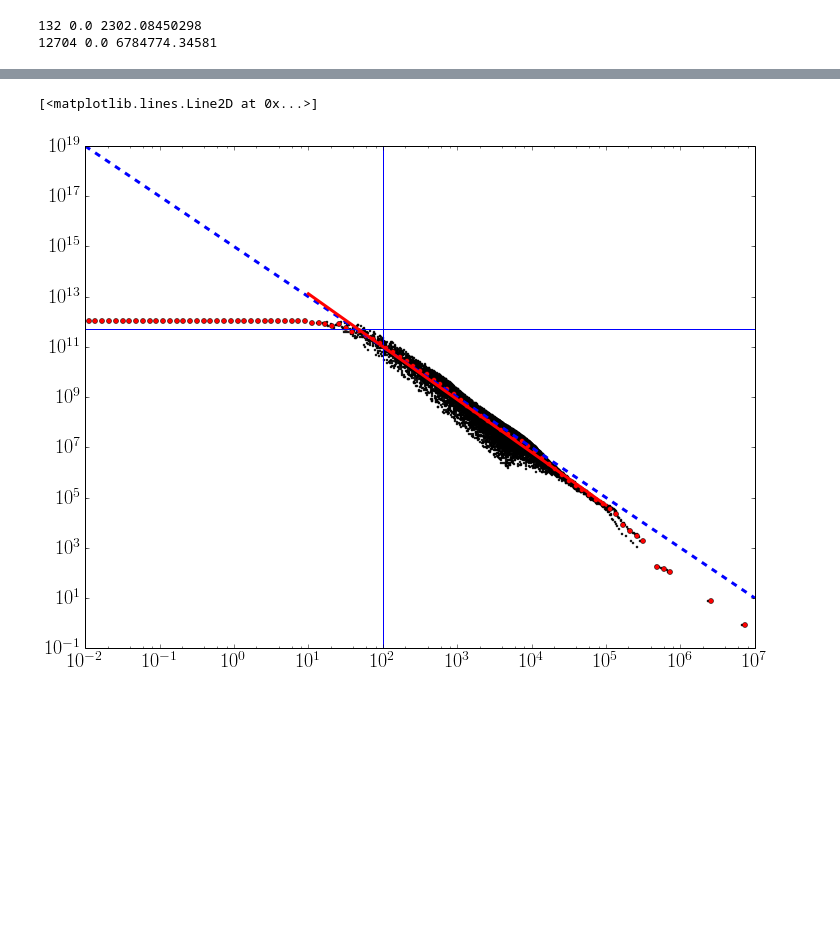
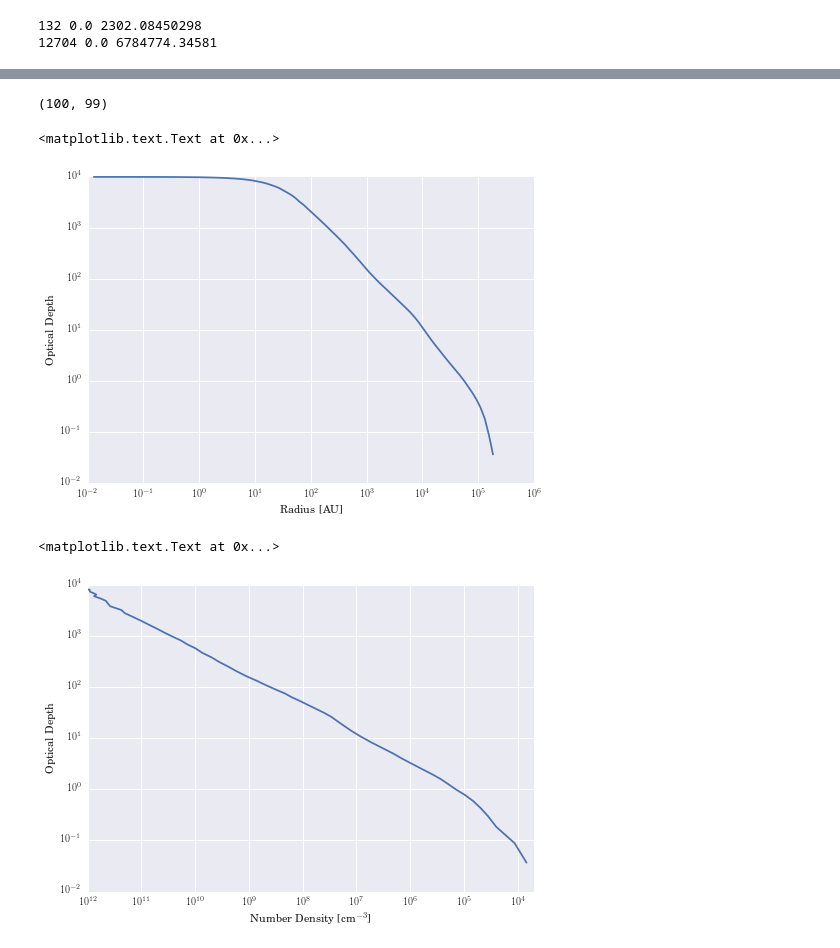
Before and after one commit to hummel/xray_notebooks, a Jupyter notebook: Column Density.ipynb, the cells around one changed output, grey strips where cells are left out. Saved outputs shown, nothing was run; the diff lists cells and outputs as text; code cells hidden in the pictures; blank space fills up the shorter version.

Commit message:
Recovered total optical depth calculation (mostly).

```diff
--- a/Column Density.ipynb
+++ b/Column Density.ipynb
@@ -129,14 +83,15 @@ x, y
-# %%
-plt.loglog(r, n, 'ko', ms = 2)
-plt.plot(midpoints,binned_n, 'ro', ms=5)
-plt.plot(bins,1e15 * bins**(-2), 'b--', lw=3)
-plt.axvline(1e2)
-plt.axhline(5e11)
-
-plt.plot(10**x, 10**y, 'r', lw=3)
-
-#plt.xlim(.009, 1e4)
-#plt.ylim(1e7, 1e13)
-# %% [output]
-[<matplotlib.lines.Line2D at 0x...>]
-[figure, removed]
+# %%
+bins.size, binned_n.size
+# %% [output]
+(100, 99)
+# %%
+bins[0] = 0.0
+N = 0.0
+NList = []
+for i in range(bins.size-1, 0, -1):
+    #print i, bins[i], bins[i-1], binned_n[i-1]
+    N += binned_n[i-1] * (bins[i] - bins[i-1]) * 1.49597871e13
+    NList.append(N)
+N = np.asarray(NList)
+# %%
+sigma = 1.14e-23
@@ -142,0 +100,15 @@ plt.plot(10**x, 10**y, 'r', lw=3)
+# %%
+plt.loglog(midpoints, N[::-1]*sigma)
+plt.xlabel('Radius [AU]')
+plt.ylabel('Optical Depth')
+# %% [output]
+<matplotlib.text.Text at 0x...>
+[figure, added]
+# %%
+plt.loglog(binned_n[::-1], N*sigma)
+plt.xlim(1e12, 5e3)
+plt.xlabel('Number Density [cm$^{-3}$]')
+plt.ylabel('Optical Depth')
+# %% [output]
+<matplotlib.text.Text at 0x...>
+[figure, added]
```
Also changed, not shown: parts of 11 cells of this notebook.
